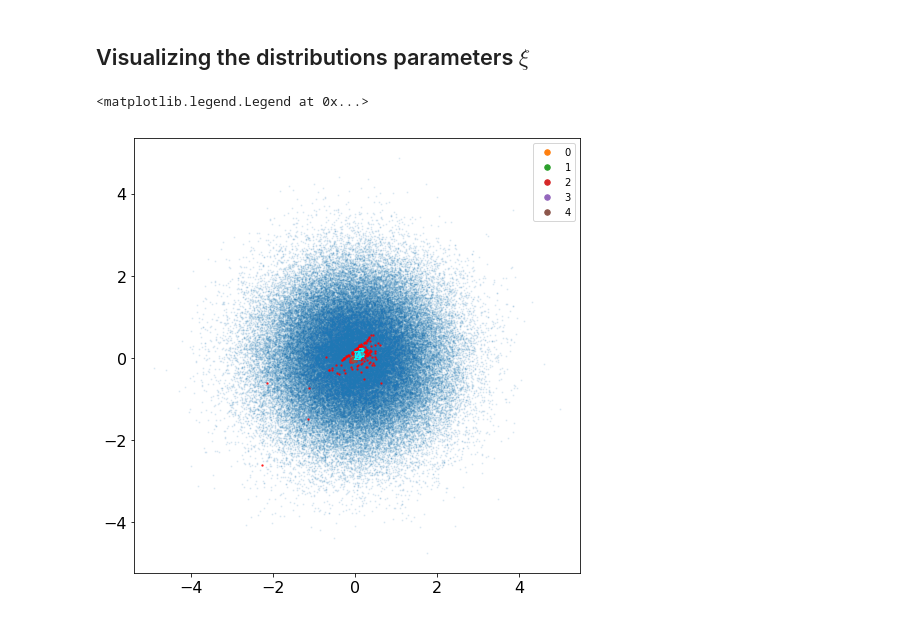
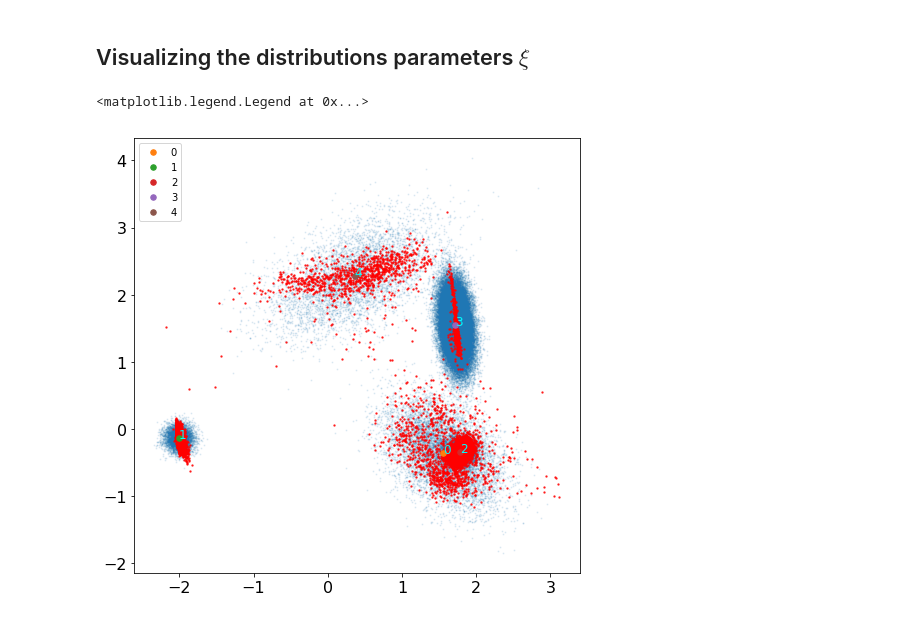
Before and after one commit to broadinstitute/CellBender, a Jupyter notebook: proto/chimera/notebooks/sc_fsd_mixture_model.ipynb, the cells around one changed output. Saved outputs shown, nothing was run; the diff lists cells and outputs as text; code cells hidden in the pictures.

Commit message:
updated the notebook w/ the new model

```diff
--- a/proto/chimera/notebooks/sc_fsd_mixture_model.ipynb
+++ b/proto/chimera/notebooks/sc_fsd_mixture_model.ipynb
@@ -105,27 +109,18 @@ Some genes in the provided fingerprint have zero expression in the experiment!
 # %%
 n_iters = 10_000
 
-mb_genes_per_gene_group = 10
-mb_expressing_cells_per_gene = 15
+mb_genes_per_gene_group = 20
+mb_expressing_cells_per_gene = 20
 mb_silent_cells_per_gene = 1
-
-training_e_lo_sum_width = 10
-training_e_hi_sum_width = 10
-
-training_e_lo_log_prob_prefactor = 1.0
-training_e_hi_log_prob_prefactor = 1.0
-training_e_obs_log_prob_prefactor = 1.0
-training_fingerprint_obs_log_prob_prefactor = 1.0
 
 init_params_dict = {
     'chimera.alpha_c': 0.0,
     'chimera.beta_c': 0.5,
-    'expr.phi_e_lo': 0.2,
     'fsd.gmm_num_components': 5,
     'fsd.gmm_dirichlet_concentration': 1.0,
     'fsd.gmm_min_weight_per_component': 1e-3,
     'fsd.gmm_init_xi_scale': 1.5,
-    'fsd.gmm_min_xi_scale': 1.0,
+    'fsd.gmm_min_xi_scale': 0.1,
     'fsd.gmm_init_components_perplexity': 0.5,
     'fsd.enable_fsd_w_dirichlet_reg': True,
     'fsd.enable_gmm_scale_optimization': True,
@@ -134,7 +129,9 @@ init_params_dict = {
     'fsd.w_lo_dirichlet_concentration': 0.001,
     'fsd.w_hi_dirichlet_concentration': 0.001,
     'fsd.xi_posterior_min_scale': 0.0,
-    'chimera.enable_hyperparameter_optimization': False}
+    'chimera.enable_hyperparameter_optimization': False,
+    'model.fingerprint_log_likelihood_n_particles': 1
+}
 
 
 fsd_init_params_dict = {
@@ -145,7 +142,6 @@ fsd_init_params_dict = {
     'fsd_init.mu_decay': 0.75,
     'fsd_init.w_decay': 0.2,
     'fsd_init.mu_lo_to_mu_hi_ratio': 0.05}
-
 
 
 model_constraint_params_dict = {
@@ -317,8 +314,6 @@ model = SingleCellFamilySizeModel(
     model_constraint_params_dict=model_constraint_params_dict,
     sc_fingerprint_datastore=sc_fingerprint_datastore,
     fsd_codec=fsd_codec,
-    e_lo_prior_dist='poisson',
-    e_hi_prior_dist='zinb',
     guide_type='map')
 
 optim = Adam(adam_args)
@@ -668,35 +742,35 @@ _ = plt.hist(logit_p_zero_e_hi, bins=200)
 import pyro.distributions as dist
 from pyro_extras import MixtureDistribution
 from sklearn.decomposition import PCA
 
 n_prior_samples = 100_000
 
 with torch.no_grad():
     xi_posterior = fsd_codec.get_sorted_fsd_xi(pyro.param("fsd_xi_posterior_loc")).detach().cpu().numpy()
 
     fsd_xi_prior_locs = fsd_codec.get_sorted_fsd_xi(pyro.param("fsd_xi_prior_locs"))
     fsd_xi_prior_scales = pyro.param("fsd_xi_prior_scales")
     fsd_xi_prior_dist = model.get_fsd_xi_prior_dist(fsd_xi_prior_locs, fsd_xi_prior_scales)
     xi_prior = fsd_xi_prior_dist.sample((n_prior_samples,)).cpu().numpy()
 
 
 pca = PCA(n_components=2)
-xi_prior_pca_fit = pca.fit(xi_prior)
+xi_prior_pca_fit = pca.fit(xi_posterior)
 xi_prior_pca = xi_prior_pca_fit.transform(xi_prior)
 xi_posterior_pca = xi_prior_pca_fit.transform(xi_posterior)
 xi_prior_locs_pca = xi_prior_pca_fit.transform(pyro.param("fsd_xi_prior_locs").detach().cpu().numpy())
 
 
 fig = plt.figure(figsize=(8, 8))
 plt.scatter(xi_prior_pca[:, 0], xi_prior_pca[:, 1], alpha=0.1, s=1)
 plt.scatter(xi_posterior_pca[:, 0], xi_posterior_pca[:, 1], alpha=0.7, s=2, color='red')
 for j in range(model.fsd_gmm_num_components):
     plt.scatter(xi_prior_locs_pca[j, 0], xi_prior_locs_pca[j, 1], s=30, marker='o', label=str(j))
     plt.text(xi_prior_locs_pca[j, 0], xi_prior_locs_pca[j, 1], str(j), color='cyan', size=12)
 plt.legend()
 # %% [output]
 <matplotlib.legend.Legend at 0x...>
-[figure, old version]
+[figure, new version]
 # %%
 fig = plt.figure()
 
```
Also changed, not shown: parts of 11 cells of this notebook.
